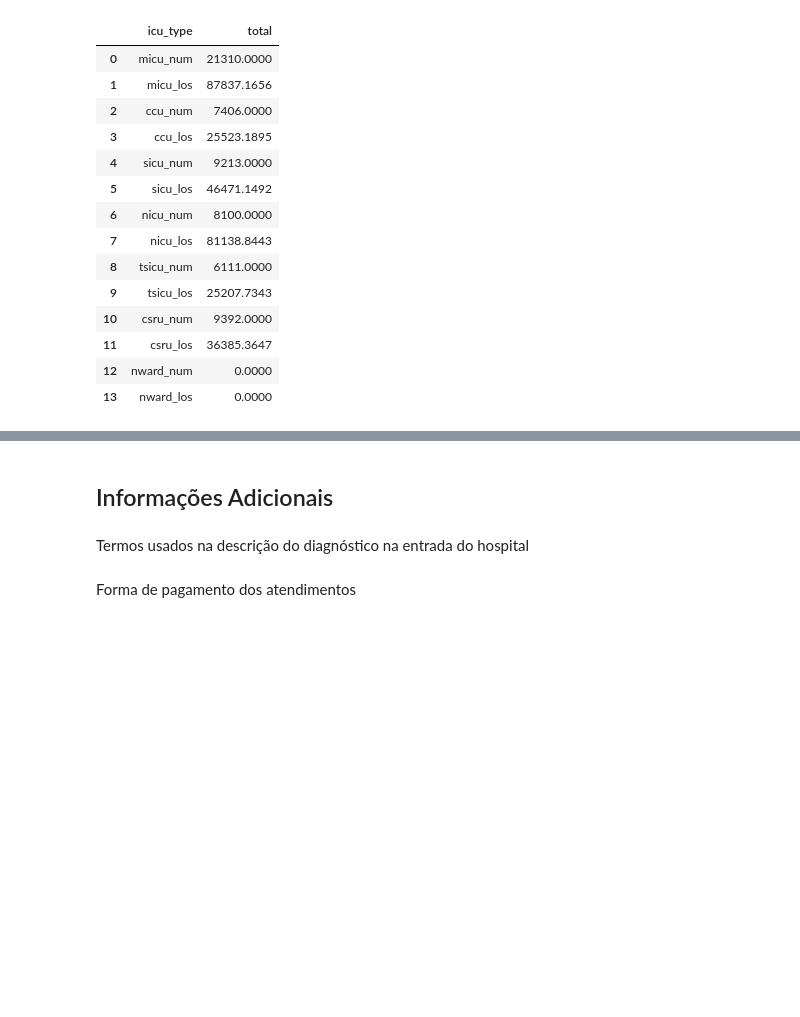
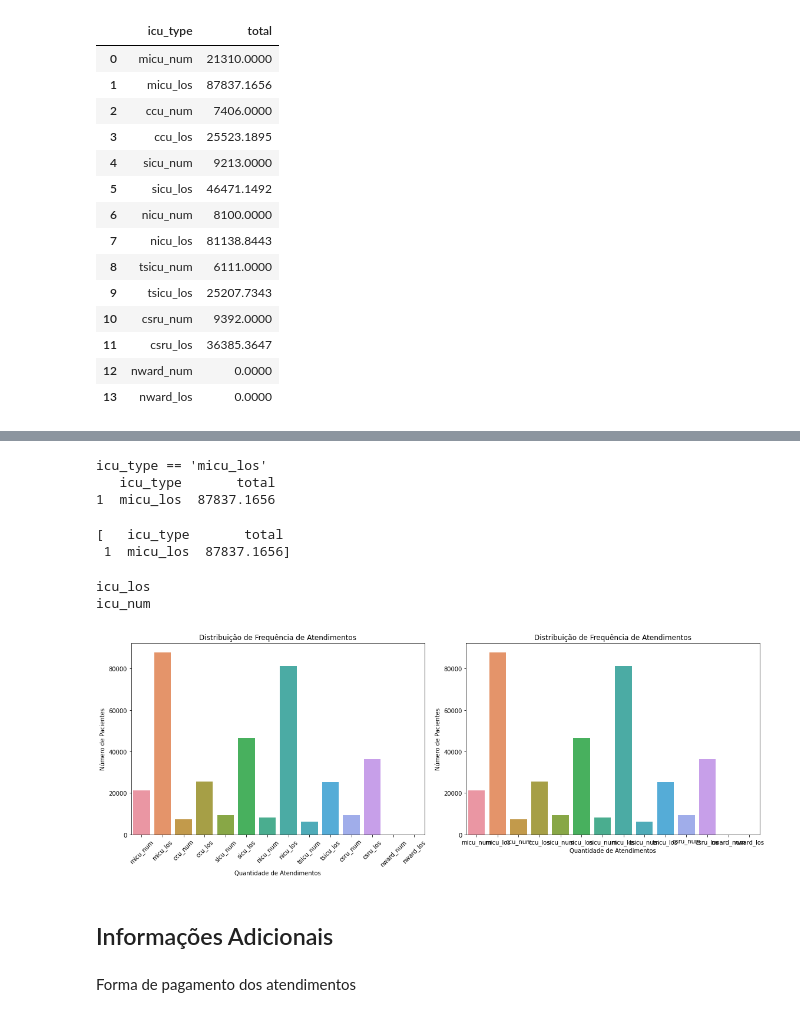
Before and after one commit to camila-cg/mimic-3, a Jupyter notebook: análise-exploratória.ipynb, the cells around one changed output, grey strips where cells are left out. Cells and saved outputs as stored; diff of their text form; code cells hidden in the pictures; blank space fills up the shorter version.

```diff
--- a/análise-exploratória.ipynb
+++ b/análise-exploratória.ipynb
@@ -834,4 +840,57 @@ sns.barplot(data=admissions_icu_count, x="icu_type", y='total')
+# %%
+
+los_lst = list()
+for index, row in res.iterrows():
+    prefix = row['icu'].lower()
+    los_field = prefix + '_los'
+    qtd_field = prefix + '_num'
+    # print(los_field)
+    # print(qtd_field)
+    # a = admissions_icu_count.query('icu_type == \'' + los_field + '\'')
+    a = admissions_icu_count.query('icu_type == ' + '\'' + los_field + '\'')
+    print('icu_type == ' + '\'' + los_field + '\'')
+    # a = admissions_icu_count[admissions_icu_count['icu_type'] == '\'' + los_field + '\'']
+    print(a)
+    los_lst.append(a)
+    break
+# res['los'] = los_lst
+# res
+los_lst
+# %% [output]
+icu_type == 'micu_los'
+   icu_type       total
+1  micu_los  87837.1656
+[   icu_type       total
+ 1  micu_los  87837.1656]
+# %%
+
+for type in res:
+    prefix = str(type).lower()
+    los_field = prefix + '_los'
+    qtd_field = prefix + '_num'
+    # print(prefix)
+    # res['los'] = admissions_icu_count.query('icu_type == ' + str(los_field))['total']
+    print(los_field)
+    print(qtd_field)
+    # a = admissions_icu_count.query('icu_type == ' + str(los_field))
+    # # emergency_admissions.loc[:, 'edouttime'] = pd.to_datetime(emergency_admissions['edouttime'])
+
+    # print(a)
+# %% [output]
+icu_los
+icu_num
+# %%
+f, axs = plt.subplots(1, 2, figsize=(16, 6))
+sns.barplot(data=admissions_icu_count,  x='icu_type', y='total', ax=axs[0])
+sns.barplot(data=admissions_icu_count,  x='icu_type', y='total', ax=axs[1])
+
+for item in axs[0].get_xticklabels():
+    item.set_rotation(45)
+
+axs[0].set(title ="Distribuição de Frequência de Atendimentos", xlabel='Quantidade de Atendimentos', ylabel = 'Número de Pacientes')
+axs[1].set(title ="Distribuição de Frequência de Atendimentos", xlabel='Quantidade de Atendimentos', ylabel = 'Número de Pacientes')
+f.tight_layout()
+# %% [output]
+[figure, added]
 # %% [markdown]
 ## Informações Adicionais
-# %% [markdown]
-Termos usados na descrição do diagnóstico na entrada do hospital
```
Also changed, not shown: parts of 4 cells of this notebook.
